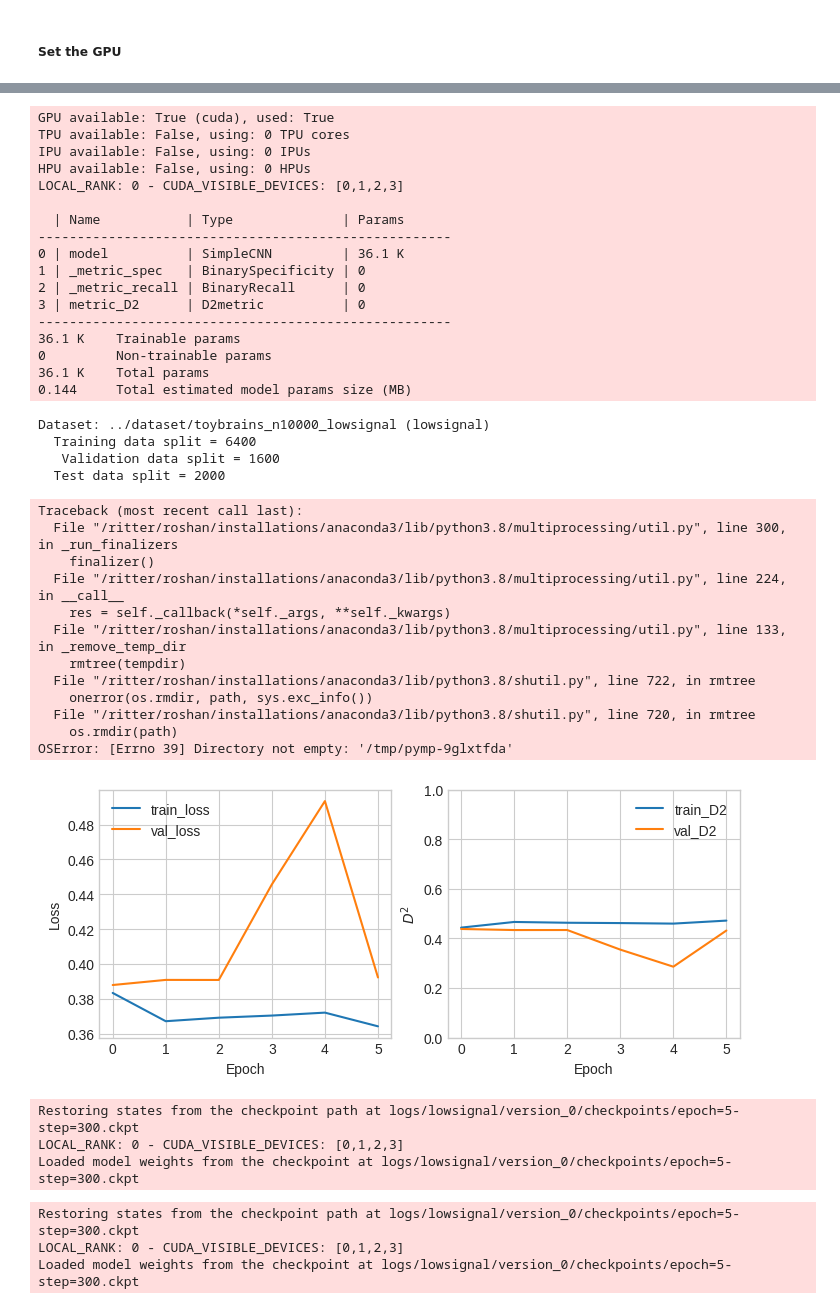
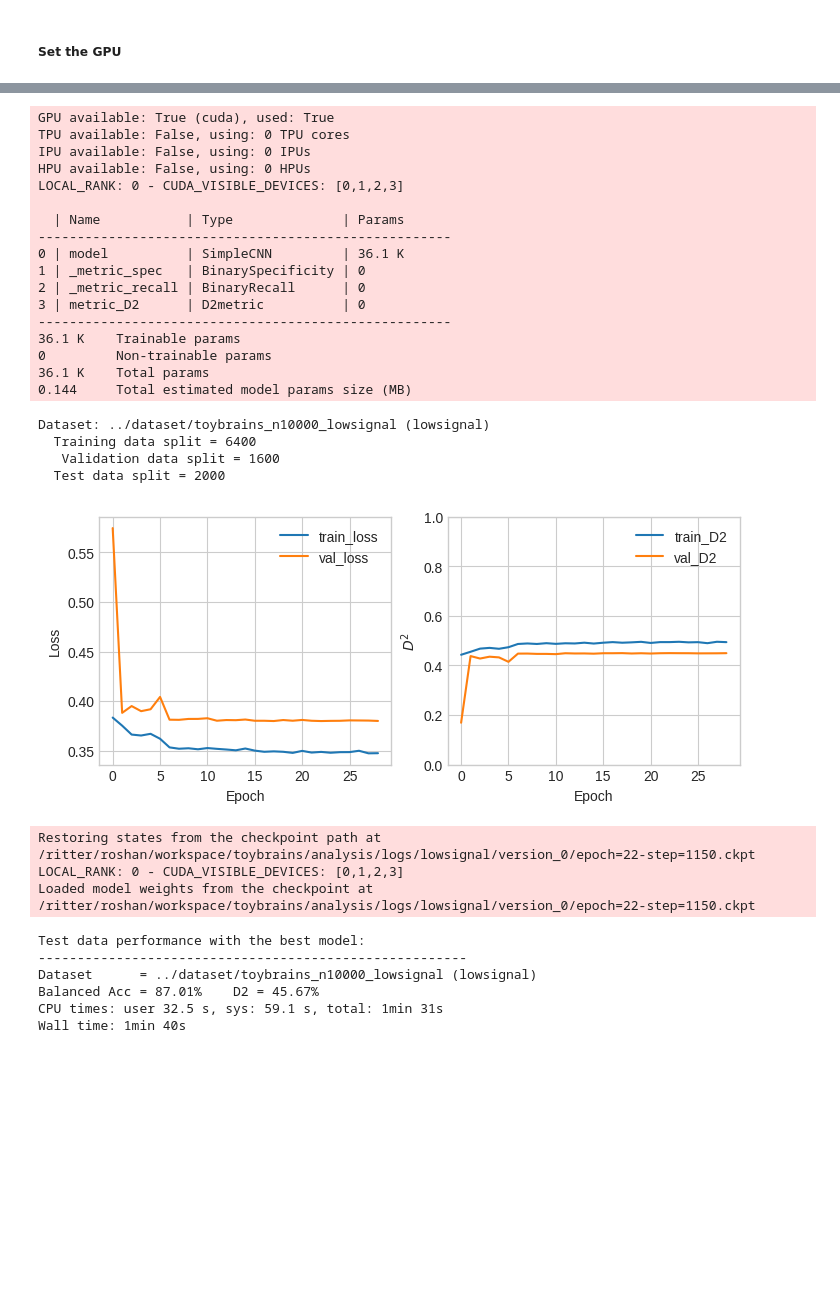
Before and after one commit to RoshanRane/toybrains, a Jupyter notebook: analysis/supervised_learning.ipynb, the cells around one changed output, grey strips where cells are left out. Saved outputs shown, nothing was run; the diff lists cells and outputs as text; code cells hidden in the pictures; blank space fills up the shorter version.

```diff
--- a/analysis/supervised_learning.ipynb
+++ b/analysis/supervised_learning.ipynb
@@ -179,50 +166,42 @@ Wall time: 52.6 s
 # %%
 %%time
 trainer, logger = fit_DL_model(
                             DATASETS[2],
                             label,
                             model=model,
-                            GPUs=GPUs,
-                            max_epochs=max_epochs, batch_size=batch_size,
-                            debug=DEBUG)
+                            debug=DEBUG,
+                            batch_size=batch_size,
+                            trainer_args=dict(devices=GPUs,
+                                              max_epochs=max_epochs))
 # %% [output]
 GPU available: True (cuda), used: True
 TPU available: False, using: 0 TPU cores
 IPU available: False, using: 0 IPUs
 HPU available: False, using: 0 HPUs
 LOCAL_RANK: 0 - CUDA_VISIBLE_DEVICES: [0,1,2,3]
 
   | Name           | Type              | Params
 -----------------------------------------------------
 0 | model          | SimpleCNN         | 36.1 K
 1 | _metric_spec   | BinarySpecificity | 0
 2 | _metric_recall | BinaryRecall      | 0
 3 | metric_D2      | D2metric          | 0
 -----------------------------------------------------
 36.1 K    Trainable params
 0         Non-trainable params
 36.1 K    Total params
 0.144     Total estimated model params size (MB)
 Dataset: ../dataset/toybrains_n10000_lowsignal (lowsignal)
   Training data split = 6400
    Validation data split = 1600
   Test data split = 2000
+[figure, new version]
-Traceback (most recent call last):
-  File "/ritter/roshan/installations/anaconda3/lib/python3.8/multiprocessing/util.py", line 300, in _run_finalizers
-    finalizer()
-  File "/ritter/roshan/installations/anaconda3/lib/python3.8/multiprocessing/util.py", line 224, in __call__
-    res = self._callback(*self._args, **self._kwargs)
-  File "/ritter/roshan/installations/anaconda3/lib/python3.8/multiprocessing/util.py", line 133, in _remove_temp_dir
-    rmtree(tempdir)
-  File "/ritter/roshan/installations/anaconda3/lib/python3.8/shutil.py", line 722, in rmtree
-    onerror(os.rmdir, path, sys.exc_info())
-  File "/ritter/roshan/installations/anaconda3/lib/python3.8/shutil.py", line 720, in rmtree
-    os.rmdir(path)
-OSError: [Errno 39] Directory not empty: '/tmp/pymp-9glxtfda'
+Restoring states from the checkpoint path at /ritter/roshan/workspace/toybrains/analysis/logs/lowsignal/version_0/epoch=22-step=1150.ckpt
+LOCAL_RANK: 0 - CUDA_VISIBLE_DEVICES: [0,1,2,3]
+Loaded model weights from the checkpoint at /ritter/roshan/workspace/toybrains/analysis/logs/lowsignal/version_0/epoch=22-step=1150.ckpt
-[figure, old version]
-Restoring states from the checkpoint path at logs/lowsignal/version_0/checkpoints/epoch=5-step=300.ckpt
-LOCAL_RANK: 0 - CUDA_VISIBLE_DEVICES: [0,1,2,3]
-Loaded model weights from the checkpoint at logs/lowsignal/version_0/checkpoints/epoch=5-step=300.ckpt
+Test data performance with the best model:
+-------------------------------------------------------
+Dataset      = ../dataset/toybrains_n10000_lowsignal (lowsignal)
+Balanced Acc = 87.01%    D2 = 45.67%
+CPU times: user 32.5 s, sys: 59.1 s, total: 1min 31s
+Wall time: 1min 40s
-Restoring states from the checkpoint path at logs/lowsignal/version_0/checkpoints/epoch=5-step=300.ckpt
-LOCAL_RANK: 0 - CUDA_VISIBLE_DEVICES: [0,1,2,3]
-Loaded model weights from the checkpoint at logs/lowsignal/version_0/checkpoints/epoch=5-step=300.ckpt
```
Also changed, not shown: parts of 4 cells of this notebook, 2 other files.
